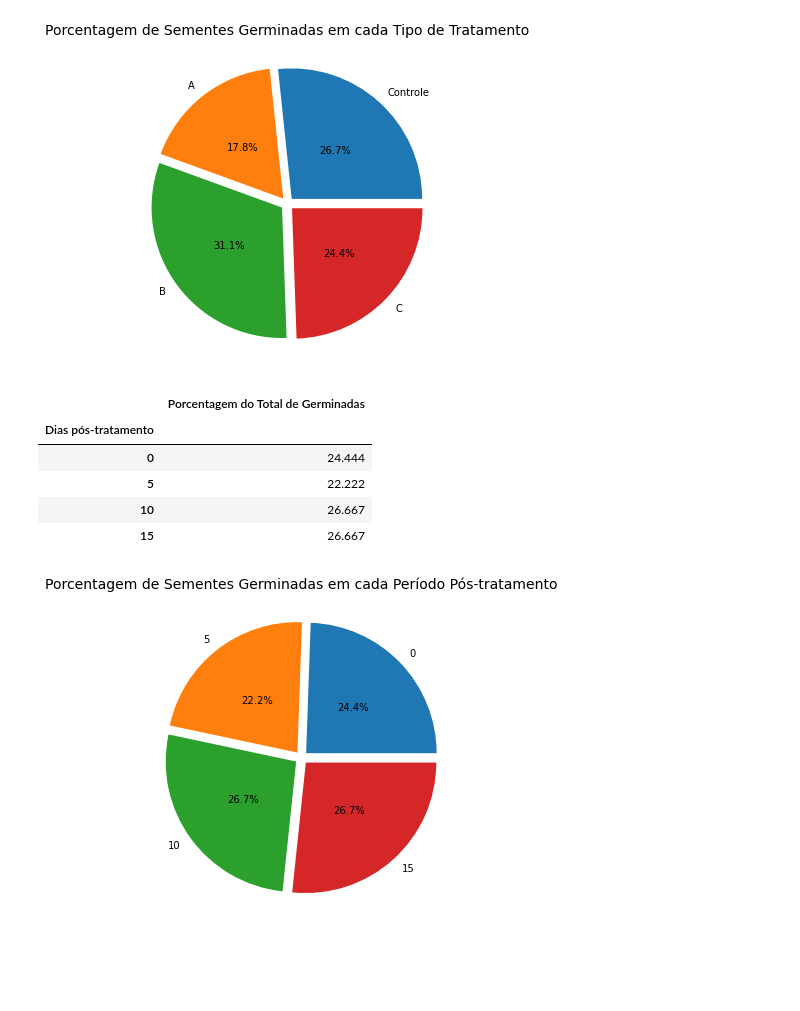
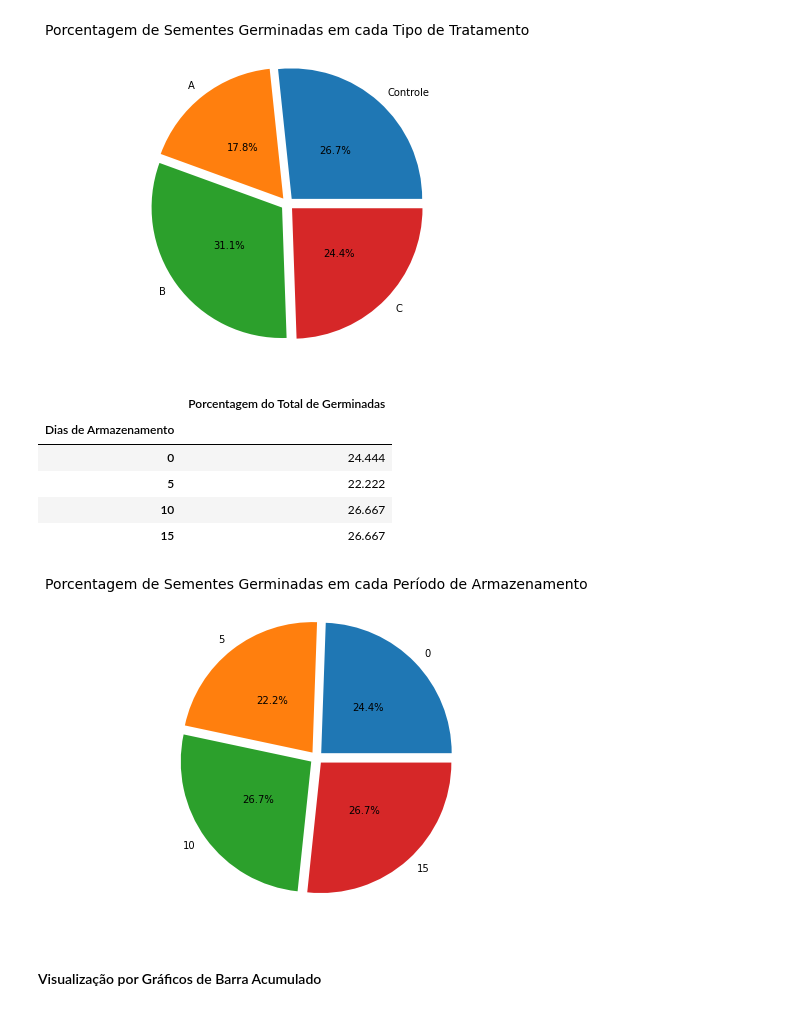
Before and after one commit to Cizika/Projeto-Sementes, a Jupyter notebook: AnáliseSementes.ipynb, the cells around one changed output. Saved outputs shown, nothing was run; the diff lists cells and outputs as text; code cells hidden in the pictures; blank space fills up the shorter version.

```diff
--- a/AnáliseSementes.ipynb
+++ b/AnáliseSementes.ipynb
@@ -40,5 +47,5 @@ import numpy as np
 dados_germinacao = pd.read_csv("https://raw.githubusercontent.com/Cizika/Projeto-Sementes/master/Dados/DadosGerminacao.csv", index_col=0, delimiter= ";")
 # %%
 # Renomeando a chave do indíce e das colunas
-dados_germinacao.index.names = ['Tipo de tratamento']
-dados_germinacao.columns.names = ['Dias pós-tratamento']
+dados_germinacao.index.names = ['Tipo de Tratamento']
+dados_germinacao.columns.names = ['Dias de Armazenamento']
@@ -251,7 +1003,7 @@ dias_germinadas = round(dias_germinadas, 3)
 dias_germinadas.head()
 # %% [output]
 |  | Porcentagem do Total de Germinadas |
-| Dias pós-tratamento |  |
+| Dias de Armazenamento |  |
 | 0 | 24.444 |
 | 5 | 22.222 |
 | 10 | 26.667 |
@@ -259,9 +1011,10 @@ dias_germinadas.head()
 # %%
 # Plotando um gráfico de pizza com a porcentagem com base no tratamento dado
 pie, ax = plt.subplots(figsize=[10,6])
 labels = list(dias_germinadas.index)
 plt.pie(x=np.array(dias_germinadas).ravel(), autopct="%.1f%%", explode=[0.05]*4, labels=labels, pctdistance=0.5)
-plt.title("Porcentagem de Sementes Germinadas em cada Período Pós-tratamento", fontsize=14);
-pie.savefig("PorcentagemPorDia.png")
+plt.title("Porcentagem de Sementes Germinadas em cada Período de Armazenamento", fontsize=14);
 # %% [output]
-[figure, old version]
+[figure, new version]
+# %% [markdown]
+#### Visualização por Gráficos de Barra Acumulado
```
Also changed, not shown: parts of 106 cells of this notebook.
